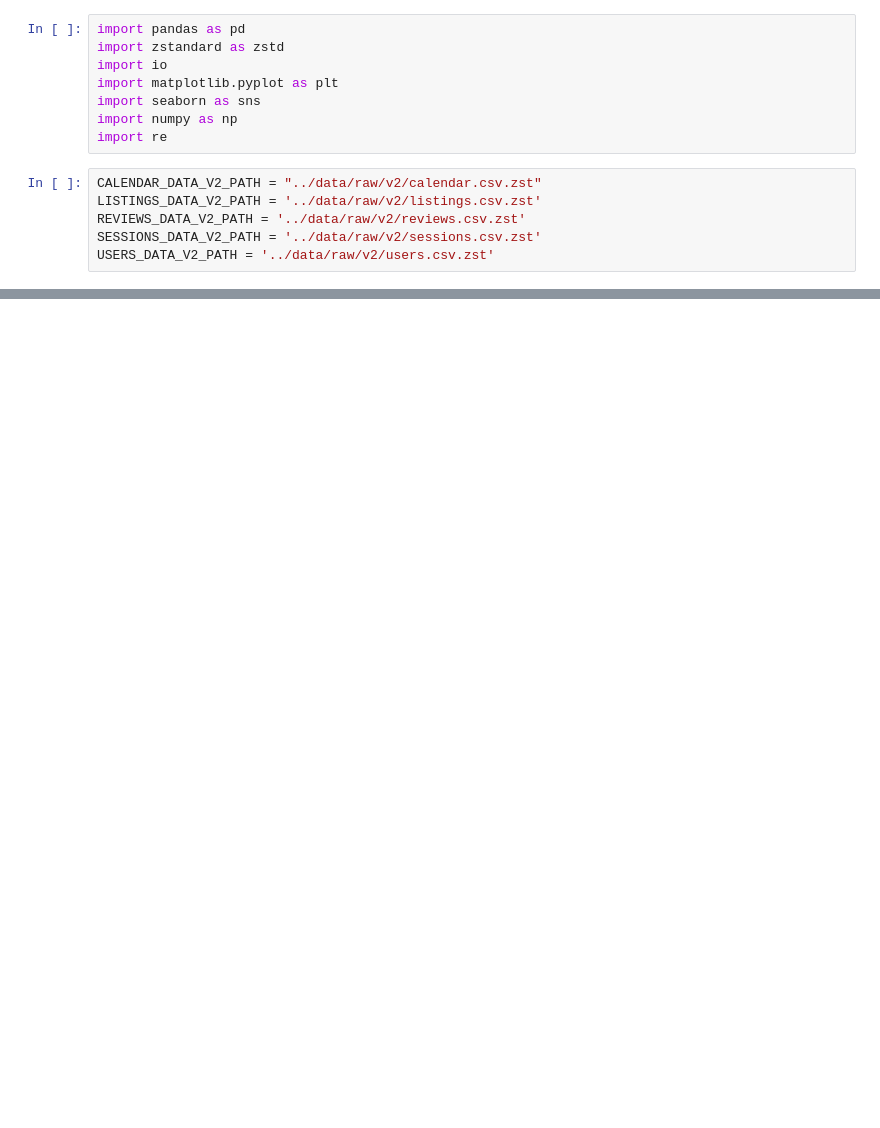
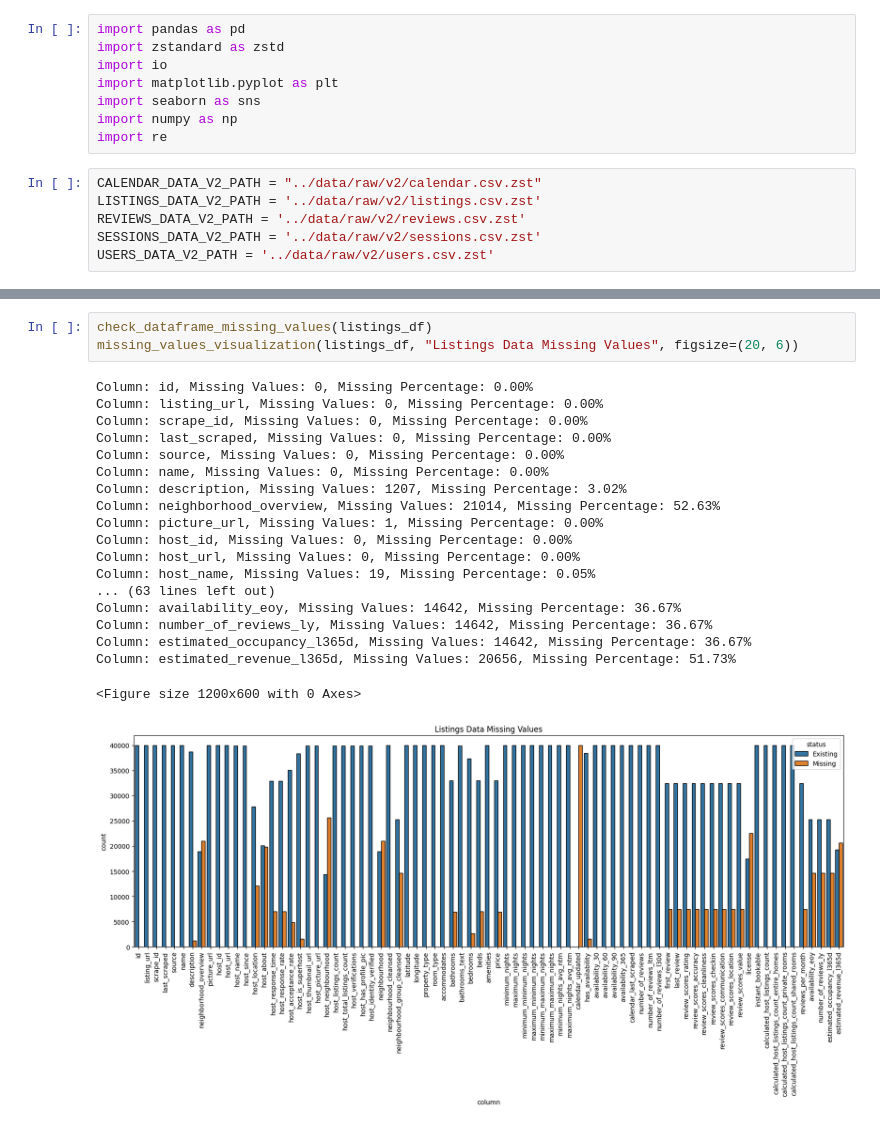
Before and after one commit to psiku/IUM-long-stay-insights, a Jupyter notebook: notebooks/data_v2_eda.ipynb, the cells around one changed output, grey strips where cells are left out. Cells and saved outputs as stored; diff of their text form; blank space fills up the shorter version.

```diff
--- a/notebooks/data_v2_eda.ipynb
+++ b/notebooks/data_v2_eda.ipynb
@@ -55,0 +83,23 @@ def read_large_csv_zst(file_path, chunksize=100000, **kwargs):
+# %%
+check_dataframe_missing_values(listings_df)
+missing_values_visualization(listings_df, "Listings Data Missing Values", figsize=(20, 6))
+# %% [output]
+Column: id, Missing Values: 0, Missing Percentage: 0.00%
+Column: listing_url, Missing Values: 0, Missing Percentage: 0.00%
+Column: scrape_id, Missing Values: 0, Missing Percentage: 0.00%
+Column: last_scraped, Missing Values: 0, Missing Percentage: 0.00%
+Column: source, Missing Values: 0, Missing Percentage: 0.00%
+Column: name, Missing Values: 0, Missing Percentage: 0.00%
+Column: description, Missing Values: 1207, Missing Percentage: 3.02%
+Column: neighborhood_overview, Missing Values: 21014, Missing Percentage: 52.63%
+Column: picture_url, Missing Values: 1, Missing Percentage: 0.00%
+Column: host_id, Missing Values: 0, Missing Percentage: 0.00%
+Column: host_url, Missing Values: 0, Missing Percentage: 0.00%
+Column: host_name, Missing Values: 19, Missing Percentage: 0.05%
+... (63 lines left out)
+Column: availability_eoy, Missing Values: 14642, Missing Percentage: 36.67%
+Column: number_of_reviews_ly, Missing Values: 14642, Missing Percentage: 36.67%
+Column: estimated_occupancy_l365d, Missing Values: 14642, Missing Percentage: 36.67%
+Column: estimated_revenue_l365d, Missing Values: 20656, Missing Percentage: 51.73%
+<Figure size 1200x600 with 0 Axes>
+[figure, added]
```
Also changed, not shown: parts of 32 cells of this notebook.
